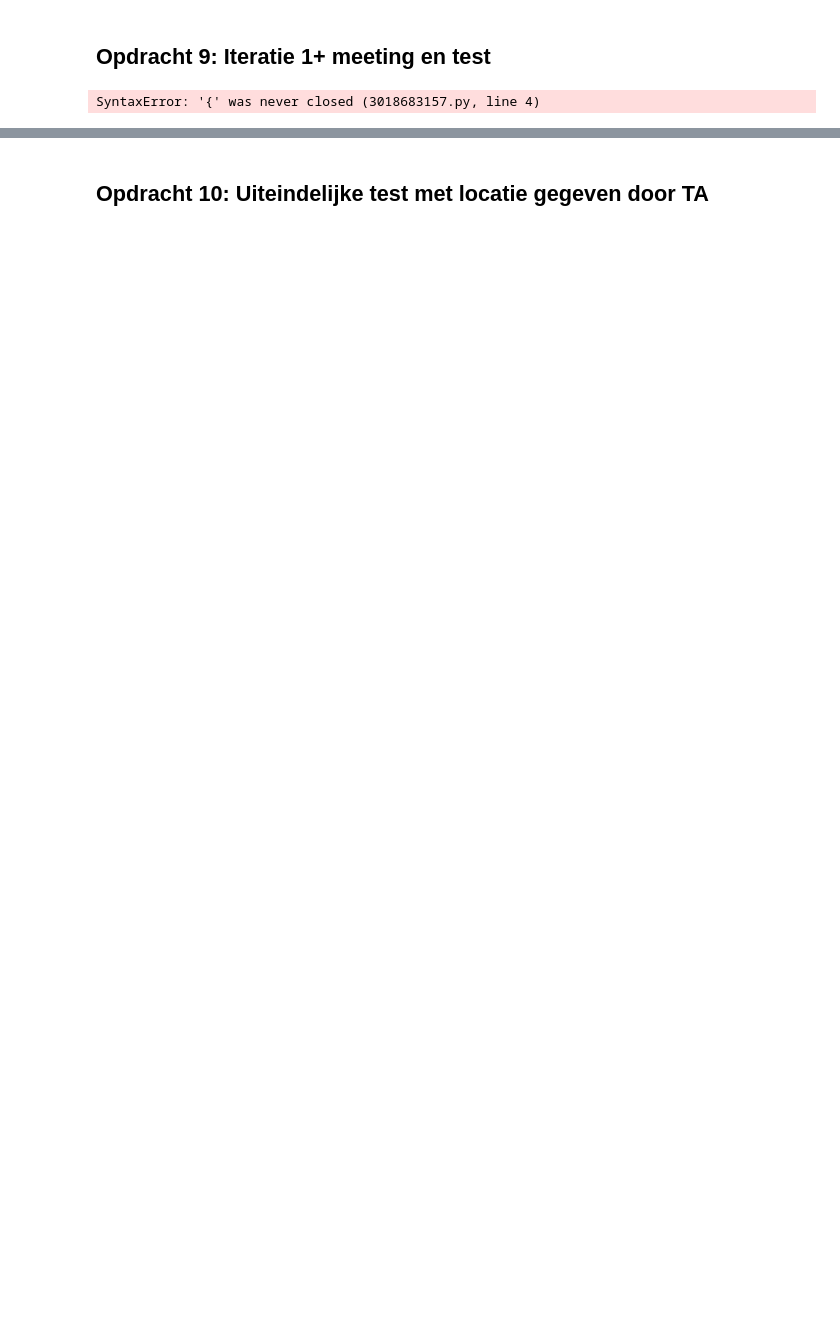
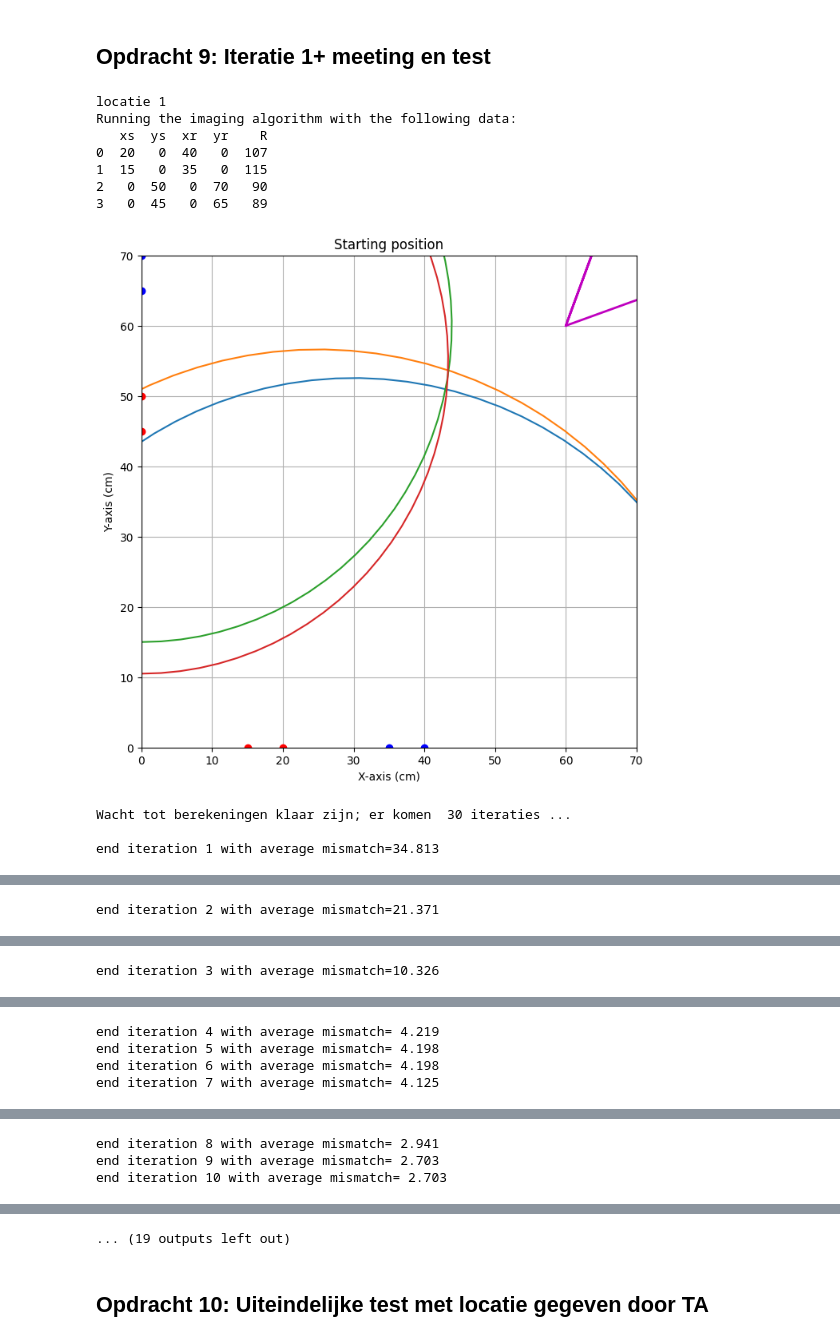
Before and after one commit to BobVill/opdrachten-DEF-D, a Jupyter notebook: FysiekeOntwerpopdrachten/4OntwerpEenAlgoritmeEchoAkoestisch/DEFOntwerpopdracht4AlgoritmeInvulTemplate.ipynb, the cells around one changed output, grey strips where cells are left out. Cells and saved outputs as stored; diff of their text form; code cells hidden in the pictures; blank space fills up the shorter version.

```diff
--- a/FysiekeOntwerpopdrachten/4OntwerpEenAlgoritmeEchoAkoestisch/DEFOntwerpopdracht4AlgoritmeInvulTemplate.ipynb
+++ b/FysiekeOntwerpopdrachten/4OntwerpEenAlgoritmeEchoAkoestisch/DEFOntwerpopdracht4AlgoritmeInvulTemplate.ipynb
@@ -11,7 +11,7 @@ Aan het einde van deze ontwerpopdracht lever je als groep één gezamenlijk note
 # Vul ook hieronder jullie voornamen in en run deze cel.
 # Dat is nodig voor de code die je verderop in dit notebook gaat runnen.
 
-studentNames = ['Bob Villerius', 'Adam Echant Hamdioui','Dexter Mourik']
+studentNames = ['Bob Villerius', 'Adam Echant Hamdioui']
 # %% [markdown]
 ## Opdracht 1: Planning.
 # %% [markdown]
@@ -222,55 +252,86 @@ Figuur: ![Alt](tudelftLogo.png)
 # Voeg hier je meetgegevens van deze iteratie in:
 
 # Vul onderstaande in met jullie gekozen locaties van het reflecterende papier.
-targets = {'locatie 1':{'x0':#zelf aanvullen,
-                    'y0':#zelf aanvullen,
-                    'alpha' : #zelf aanvullen,
-                    'beta' : #zelf aanvullen},
-           'locatie 2':{'x0':#zelf aanvullen,
-                    'y0':#zelf aanvullen,
-                    'alpha' : #zelf aanvullen,
-                    'beta' : #zelf aanvullen}
-            }
+targets = {'locatie 1':{'x0':33.5,#zelf aanvullen,
+                    'y0':28,#zelf aanvullen,
+                    'alpha' :65, #zelf aanvullen,
+                    'beta' : -51#zelf aanvullen},
+},
+           'locatie 2':{'x0':31, #zelf aanvullen,
+                    'y0':35, #zelf aanvullen,
+                    'alpha' :12, #zelf aanvullen,
+                    'beta' :10 #zelf aanvullen}
+            }}
 
 
 # Vul onderstaande matrixen aan met je gemeten meetgegevens.
 
 data ={'locatie 1' :  pd.DataFrame(columns=["xs", "ys", "xr", "yr", "R"], data=[
-    # zelf aanvullen
-    ]),
+    #[20,0,40,0,x],
+    #[50,0,70,0,x],
+    #[35,0,55,0,x]
+    [20,0,40,0,107],
+    #[25,0,45,0,x],
+    [15,0,35,0,115],
+    #[0,20,0,40,x],
+    [0,50,0,70,90],
+    [0,45,0,65,89]
+    ])
+    ,
        'locatie 2' : pd.DataFrame(columns=["xs", "ys", "xr", "yr", "R"], data=[
-    # zelf aanvullen
+    #[20,0,40,0,x],
+    [50,0,70,0,83.5],
+    [45,0,65,0,81.9],
+    #[0,20,0,40,x],
+    [0,50,0,70,72.5],
+    [0,45,0,65,70.75],
+    [35,0,55,0,77.7],
+    [40,0,60,0,80.2],
+    [30,0,50,0, 76.26],
+    [0,35,0,55,66.72],
+    [0,40,0,60,68.52],
+    [0,30,0,50,67.77]
     ])
       }
 
 
 # Hier runnen we het imaging algoritme:
 resultaat = dict()
 
 for locatie in targets:
     print(locatie)
     resultaat[locatie] = imagingDEF.imagingDEF(data[locatie])
     print(resultaat[locatie])
 
 
 # en hier laten we de resultaten als text zien.
 for locatie in targets:
     txt='{naam} \r\nx0 target is : {x0Target:.1f}. Gevonden waarde: {x0:.1f} cm met een standaardafwijking van {x0_eps:.1f} cm \r\n'
     txt = txt + 'y0 target is : {y0Target:.1f}. Gevonden waarde: {y0:.1f} cm met een standaardafwijking van {y0_eps:.1f} cm \r\n'
     txt = txt + 'alpha target is : {alphaTarget:.1f}. Gevonden waarde: {alpha:.1f} graden met een standaardafwijking van {alpha_eps:.1f} graad \r\n'
     txt = txt + 'beta target is : {betaTarget:.1f}. Gevonden waarde: {beta:.1f} graden met een standaardafwijking van {beta_eps:.1f} graad \r\n'
     print(txt.format(naam = locatie,
                      x0Target=targets[locatie]['x0'],
                      x0=resultaat[locatie]['x0'],
                      x0_eps=resultaat[locatie]['x0_eps'],
                      y0Target=targets[locatie]['y0'],
                      y0=resultaat[locatie]['y0'],
                      y0_eps=resultaat[locatie]['y0_eps'],
                      alphaTarget=targets[locatie]['alpha'],
                      alpha=resultaat[locatie]['alpha'],
                      alpha_eps=resultaat[locatie]['alpha_eps'],
                      betaTarget=targets[locatie]['beta'],
                      beta=resultaat[locatie]['beta'],
                      beta_eps=resultaat[locatie]['beta_eps']))
 # %% [output]
-SyntaxError: '{' was never closed (3018683157.py, line 4)
+locatie 1
+Running the imaging algorithm with the following data:
+   xs  ys  xr  yr    R
+0  20   0  40   0  107
+1  15   0  35   0  115
+2   0  50   0  70   90
+3   0  45   0  65   89
+[figure, added]
+Wacht tot berekeningen klaar zijn; er komen  30 iteraties ...
+
+end iteration 1 with average mismatch=34.813
@@ -276,0 +339 @@ SyntaxError: '{' was never closed (3018683157.py, line 4)
+end iteration 2 with average mismatch=21.371
@@ -276,0 +341 @@ SyntaxError: '{' was never closed (3018683157.py, line 4)
+end iteration 3 with average mismatch=10.326
@@ -276,0 +343,4 @@ SyntaxError: '{' was never closed (3018683157.py, line 4)
+end iteration 4 with average mismatch= 4.219
+end iteration 5 with average mismatch= 4.198
+end iteration 6 with average mismatch= 4.198
+end iteration 7 with average mismatch= 4.125
@@ -276,0 +348,3 @@ SyntaxError: '{' was never closed (3018683157.py, line 4)
+end iteration 8 with average mismatch= 2.941
+end iteration 9 with average mismatch= 2.703
+end iteration 10 with average mismatch= 2.703
@@ -277,3 +352,4 @@ SyntaxError: '{' was never closed (3018683157.py, line 4)
+... (19 outputs left out)
 # %% [markdown]
 ## Opdracht 10: Uiteindelijke test met locatie gegeven door TA
 # %%
```
Also changed, not shown: parts of 10 cells of this notebook, 6 other files.
